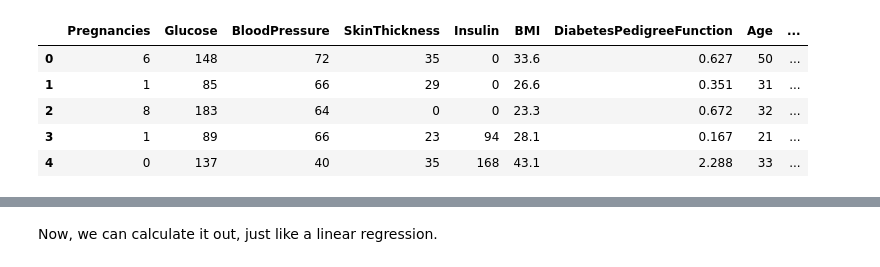
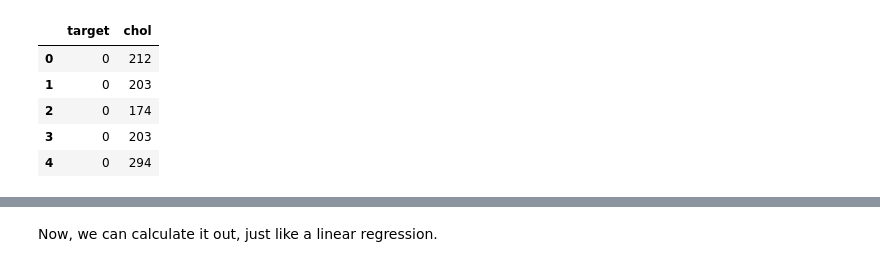
Before and after one commit to michaeljharris/Intro_to_Machine_Learning_Student_Workbooks, a Jupyter notebook: stats_workbooks/025_Logistic_Reg_sol.ipynb, the cells around one changed output, grey strips where cells are left out. Saved outputs shown, nothing was run; the diff lists cells and outputs as text; code cells hidden in the pictures.

```diff
--- a/stats_workbooks/025_Logistic_Reg_sol.ipynb
+++ b/stats_workbooks/025_Logistic_Reg_sol.ipynb
@@ -13,11 +38,12 @@ from sklearn.model_selection import train_test_split
 # %%
 #Load some data. We'll use this in a bit.
-df = pd.read_csv("data/diabetes.csv")
+df = pd.read_csv("data/heart.csv")
+df = df[["target", "chol"]]
 df.head()
 # %% [output]
-|  | Pregnancies | Glucose | BloodPressure | SkinThickness | Insulin | BMI | DiabetesPedigreeFunction | Age | ... |
-| 0 | 6 | 148 | 72 | 35 | 0 | 33.6 | 0.627 | 50 | ... |
-| 1 | 1 | 85 | 66 | 29 | 0 | 26.6 | 0.351 | 31 | ... |
-| 2 | 8 | 183 | 64 | 0 | 0 | 23.3 | 0.672 | 32 | ... |
-| 3 | 1 | 89 | 66 | 23 | 94 | 28.1 | 0.167 | 21 | ... |
-| 4 | 0 | 137 | 40 | 35 | 168 | 43.1 | 2.288 | 33 | ... |
+|  | target | chol |
+| 0 | 0 | 212 |
+| 1 | 0 | 203 |
+| 2 | 0 | 174 |
+| 3 | 0 | 203 |
+| 4 | 0 | 294 |
```
Also changed, not shown: parts of 40 cells of this notebook, 1 other file.
